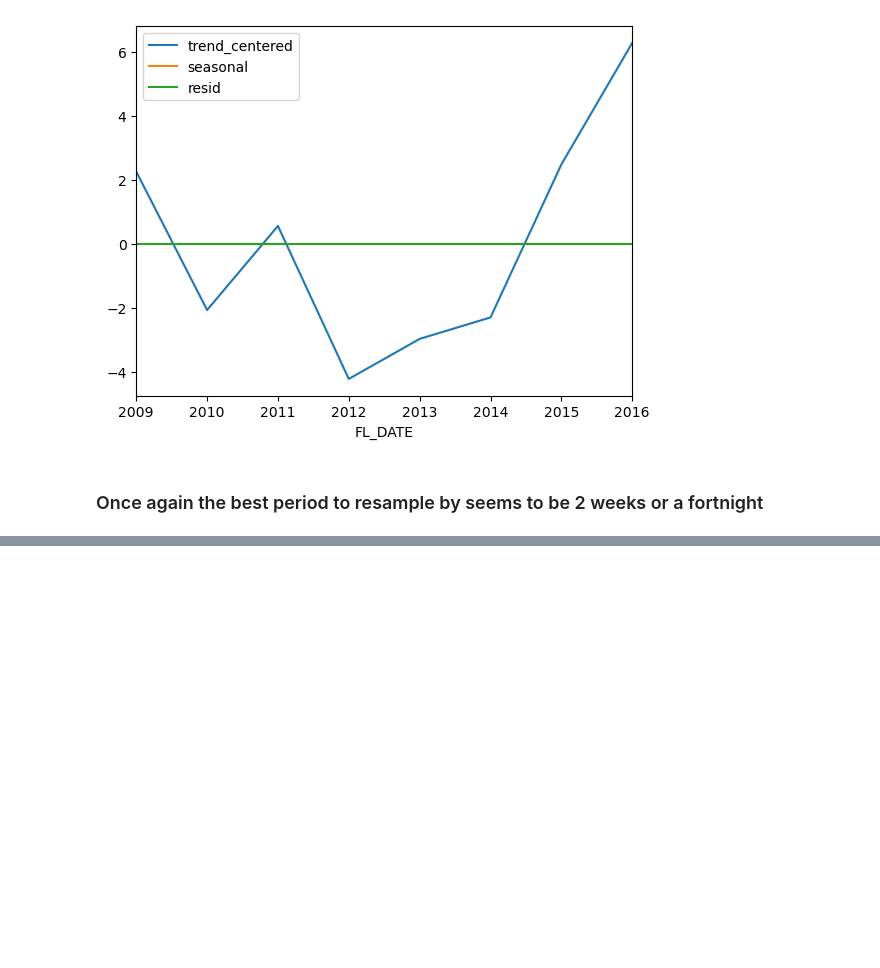
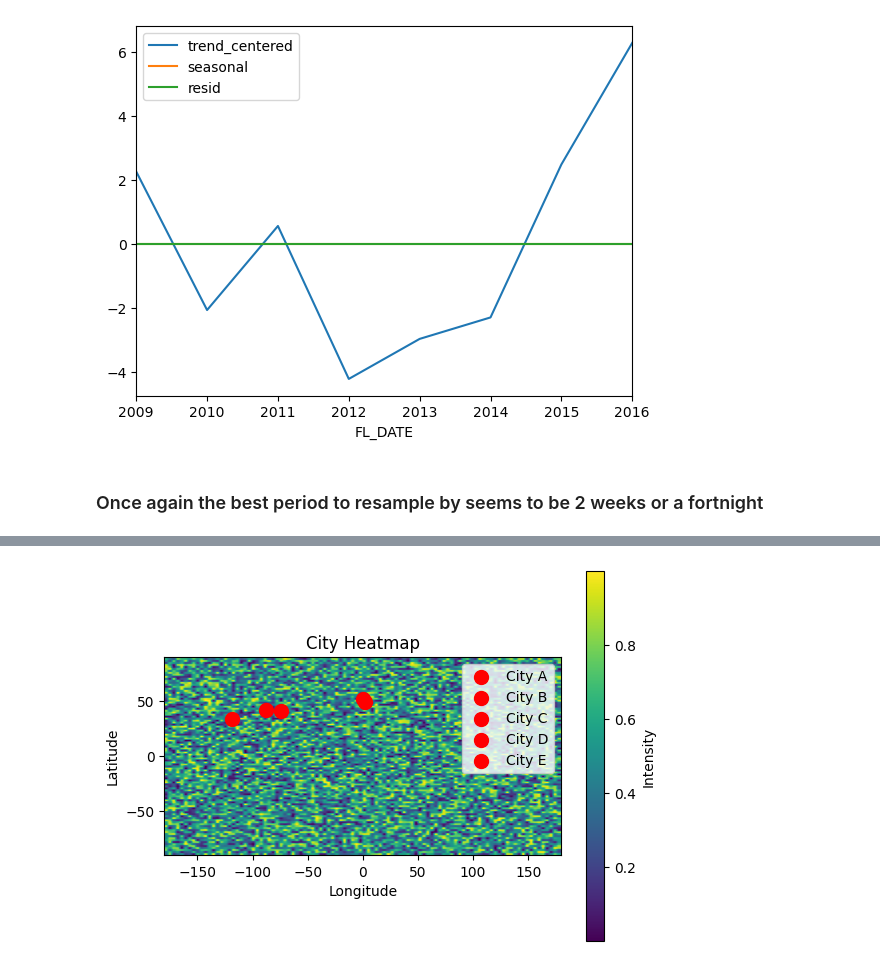
Before and after one commit to CLOUD-NINE-FLIGHT-SOLUTIONS/CLOUD-NINE-FLIGHT-SOLUTIONS, a Jupyter notebook: Mannie/explore.ipynb, the cells around one changed output, grey strips where cells are left out. Cells and saved outputs as stored; diff of their text form; code cells hidden in the pictures; blank space fills up the shorter version.

```diff
--- a/Mannie/explore.ipynb
+++ b/Mannie/explore.ipynb
@@ -954,0 +1118,39 @@ decomposition[['trend_centered', 'seasonal', 'resid']].plot();
+# %%
+cities = {
+    'City A': (40.7128, -74.0060),  # New York City
+    'City B': (34.0522, -118.2437),  # Los Angeles
+    'City C': (41.8781, -87.6298),  # Chicago
+    'City D': (51.5074, -0.1278),   # London
+    'City E': (48.8566, 2.3522),    # Paris
+    # Add more cities as needed
+}
+# %%
+# Create a grid of data for the heatmap
+n = 100  # Number of data points
+x = np.linspace(-180, 180, n)  # Longitude
+y = np.linspace(-90, 90, n)    # Latitude
+X, Y = np.meshgrid(x, y)
+
+# Generate random intensities (replace with your data)
+intensities = np.random.rand(n, n)
+# %%
+# Plot the heatmap
+plt.imshow(intensities, extent=[-180, 180, -90, 90], cmap='viridis')
+plt.colorbar(label='Intensity')
+
+# Set labels and title
+plt.xlabel('Longitude')
+plt.ylabel('Latitude')
+plt.title('City Heatmap')
+
+# Mark city locations on the heatmap
+for city, (lat, lon) in cities.items():
+    plt.scatter(lon, lat, marker='o', color='red', label=city, s=100)
+
+# Show the legend
+plt.legend()
+
+# Show the heatmap
+plt.show()
+# %% [output]
+[figure, added]
```
Also changed, not shown: parts of 107 cells of this notebook.
